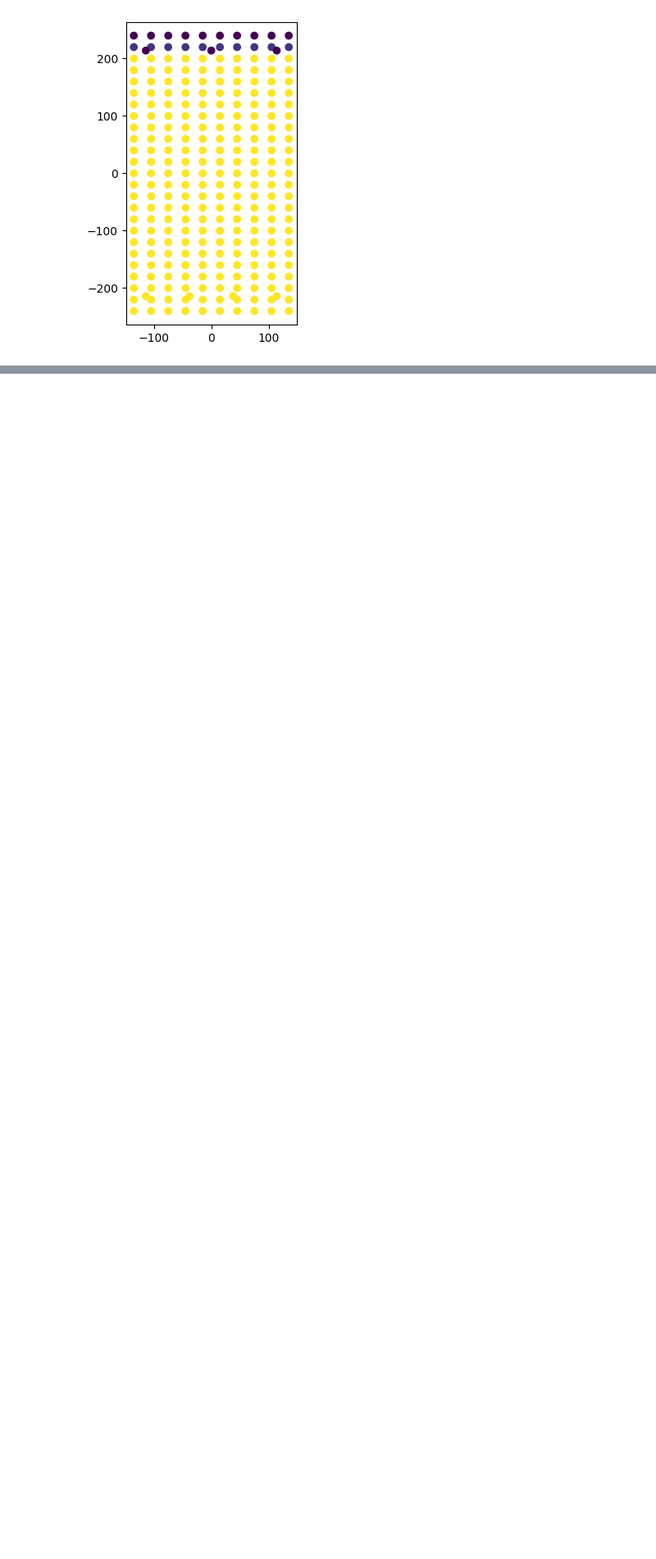
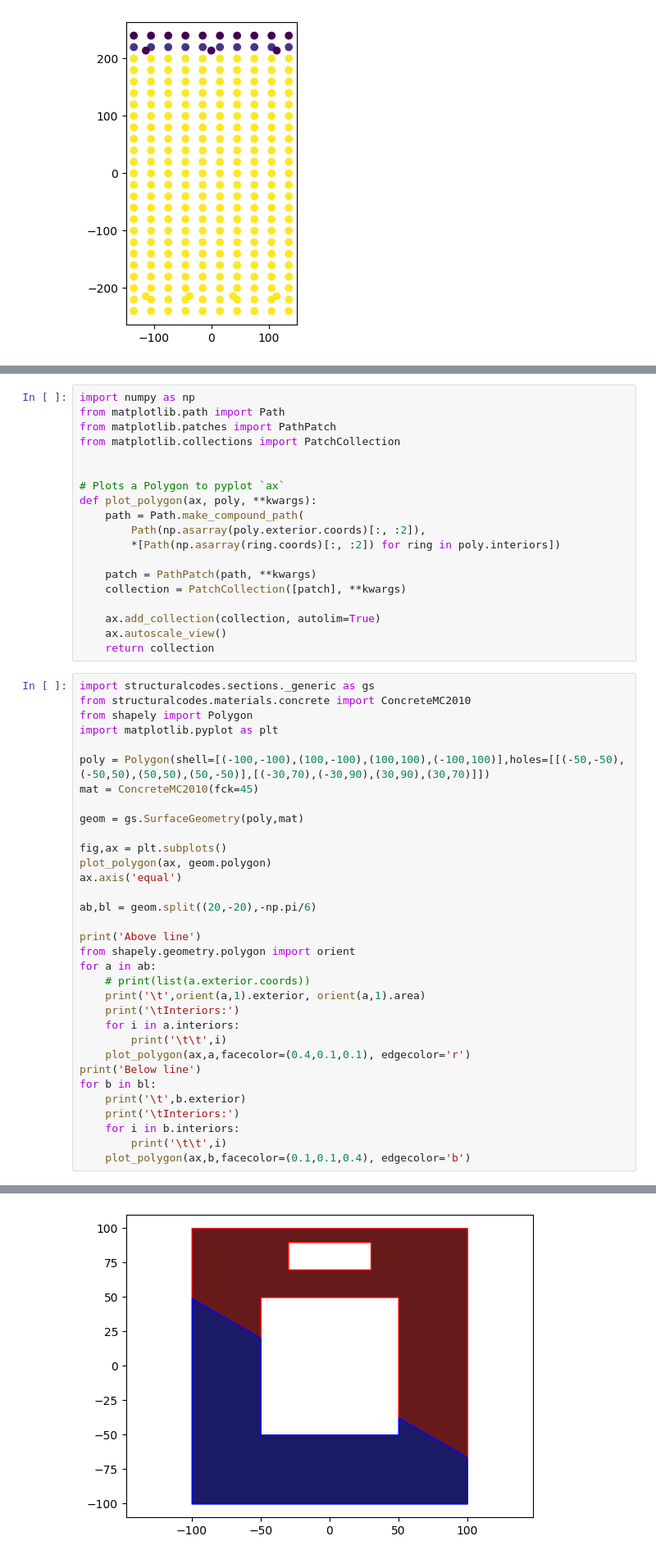
Before and after one commit to fib-international/structuralcodes, a Jupyter notebook: test.ipynb, the cells around one changed output, grey strips where cells are left out. Shown: that part at 82% size. Saved outputs shown, nothing was run; the diff lists cells and outputs as text; blank space fills up the shorter version.

Commit message:
first proposal for generic section definition
included a first proposal for generic section definition

```diff
--- a/test.ipynb
+++ b/test.ipynb
@@ -159,0 +164,53 @@ plt.gca().set_aspect('equal')
+# %%
+import numpy as np
+from matplotlib.path import Path
+from matplotlib.patches import PathPatch
+from matplotlib.collections import PatchCollection
+
+
+# Plots a Polygon to pyplot `ax`
+def plot_polygon(ax, poly, **kwargs):
+    path = Path.make_compound_path(
+        Path(np.asarray(poly.exterior.coords)[:, :2]),
+        *[Path(np.asarray(ring.coords)[:, :2]) for ring in poly.interiors])
+
+    patch = PathPatch(path, **kwargs)
+    collection = PatchCollection([patch], **kwargs)
+
+    ax.add_collection(collection, autolim=True)
+    ax.autoscale_view()
+    return collection
+# %%
+import structuralcodes.sections._generic as gs
+from structuralcodes.materials.concrete import ConcreteMC2010
+from shapely import Polygon
+import matplotlib.pyplot as plt
+
+poly = Polygon(shell=[(-100,-100),(100,-100),(100,100),(-100,100)],holes=[[(-50,-50),(-50,50),(50,50),(50,-50)],[(-30,70),(-30,90),(30,90),(30,70)]])
+mat = ConcreteMC2010(fck=45)
+
+geom = gs.SurfaceGeometry(poly,mat)
+
+fig,ax = plt.subplots()
+plot_polygon(ax, geom.polygon)
+ax.axis('equal')
+
+ab,bl = geom.split((20,-20),-np.pi/6)
+
+print('Above line')
+from shapely.geometry.polygon import orient
+for a in ab:
+    # print(list(a.exterior.coords))
+    print('\t',orient(a,1).exterior, orient(a,1).area)
+    print('\tInteriors:')
+    for i in a.interiors:
+        print('\t\t',i)
+    plot_polygon(ax,a,facecolor=(0.4,0.1,0.1), edgecolor='r')
+print('Below line')
+for b in bl:
+    print('\t',b.exterior)
+    print('\tInteriors:')
+    for i in b.interiors:
+        print('\t\t',i)
+    plot_polygon(ax,b,facecolor=(0.1,0.1,0.4), edgecolor='b')
+# %% [output]
@@ -159,0 +224 @@ plt.gca().set_aspect('equal')
+[figure, added]
```
Also changed, not shown: parts of 8 cells of this notebook, 5 other files.
